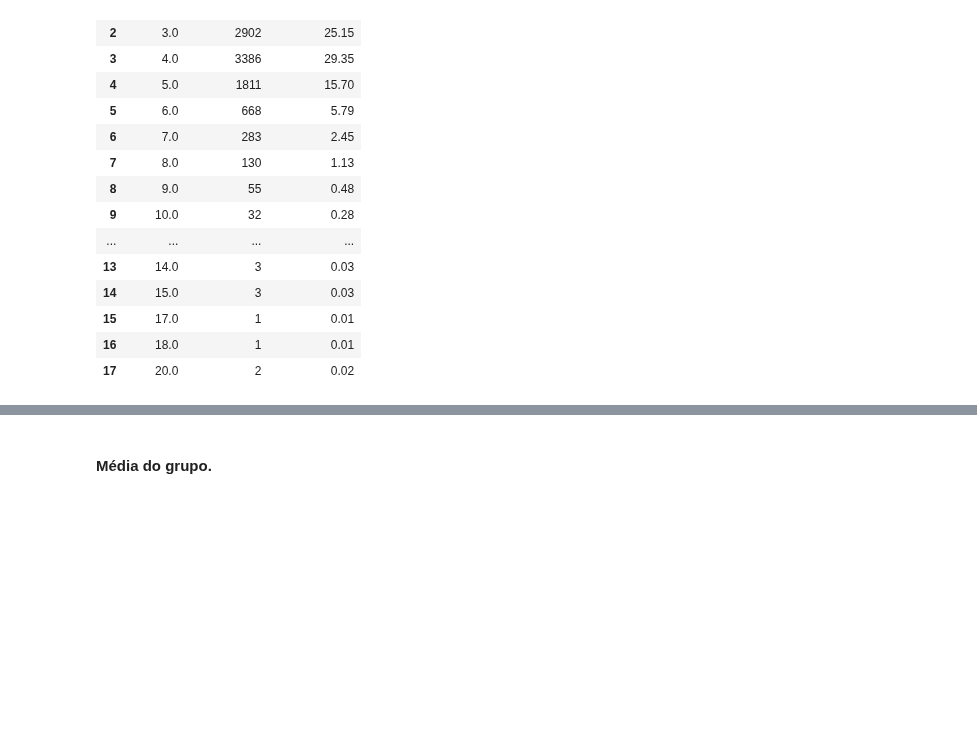
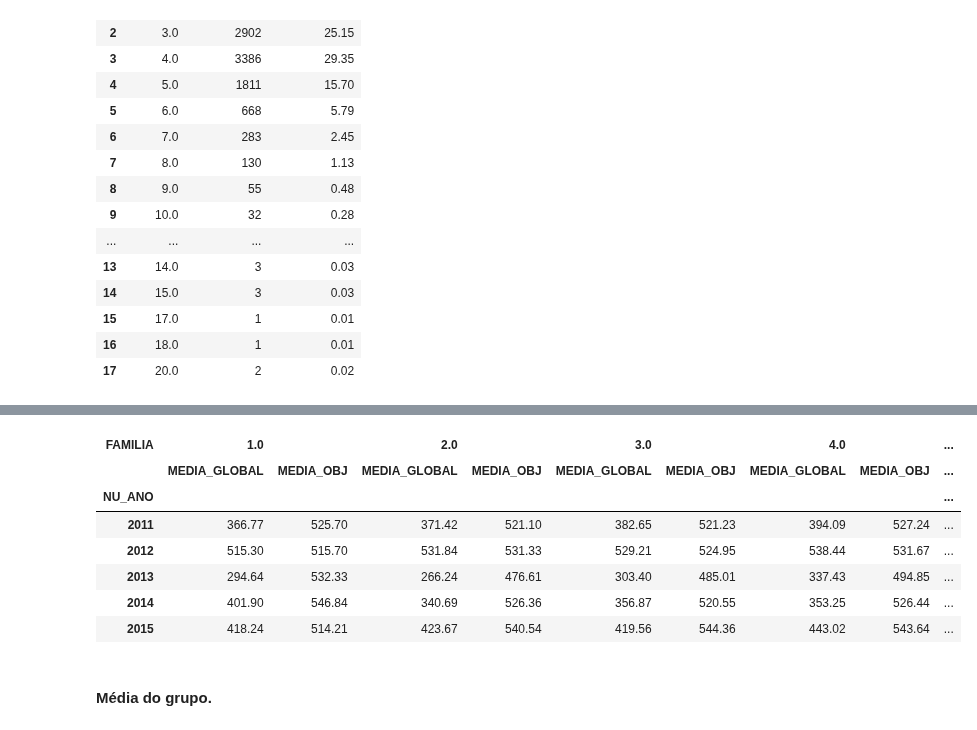
Before and after one commit to Bruno-Santana-Eco/Analise-de-Dados-ENEM, a Jupyter notebook: DataPrep1.ipynb, the cells around one changed output, grey strips where cells are left out. Saved outputs shown, nothing was run; the diff lists cells and outputs as text; code cells hidden in the pictures; blank space fills up the shorter version.

Commit message:
Finalizacao media

```diff
--- a/DataPrep1.ipynb
+++ b/DataPrep1.ipynb
@@ -1557,0 +1718,3 @@ geral11.head(20)
+# %%
+geral11_ano = df_enem.groupby(['NU_ANO', 'FAMILIA'])[['MEDIA_OBJ', 'MEDIA_GLOBAL']].mean().reset_index().round(2)
+geral11_ano.head()
@@ -1558,3 +1728,16 @@ geral11.head(20)
+# %%
+geral11_ano = geral11_ano.pivot(index='NU_ANO', columns='FAMILIA')
+geral11_ano = geral11_ano.reorder_levels([1 , 0], axis=1).sort_index(axis=1, level=0)
+geral11_ano.head()
+# %% [output]
+| FAMILIA | 1.0 |  | 2.0 |  | 3.0 |  | 4.0 |  | ... |
+|  | MEDIA_GLOBAL | MEDIA_OBJ | MEDIA_GLOBAL | MEDIA_OBJ | MEDIA_GLOBAL | MEDIA_OBJ | MEDIA_GLOBAL | MEDIA_OBJ | ... |
+| NU_ANO |  |  |  |  |  |  |  |  | ... |
+| 2011 | 366.77 | 525.70 | 371.42 | 521.10 | 382.65 | 521.23 | 394.09 | 527.24 | ... |
+| 2012 | 515.30 | 515.70 | 531.84 | 531.33 | 529.21 | 524.95 | 538.44 | 531.67 | ... |
+| 2013 | 294.64 | 532.33 | 266.24 | 476.61 | 303.40 | 485.01 | 337.43 | 494.85 | ... |
+| 2014 | 401.90 | 546.84 | 340.69 | 526.36 | 356.87 | 520.55 | 353.25 | 526.44 | ... |
+| 2015 | 418.24 | 514.21 | 423.67 | 540.54 | 419.56 | 544.36 | 443.02 | 543.64 | ... |
 # %% [markdown]
 #### Média do grupo.
 # %%
```
Also changed, not shown: parts of 24 cells of this notebook, 1 other file.
